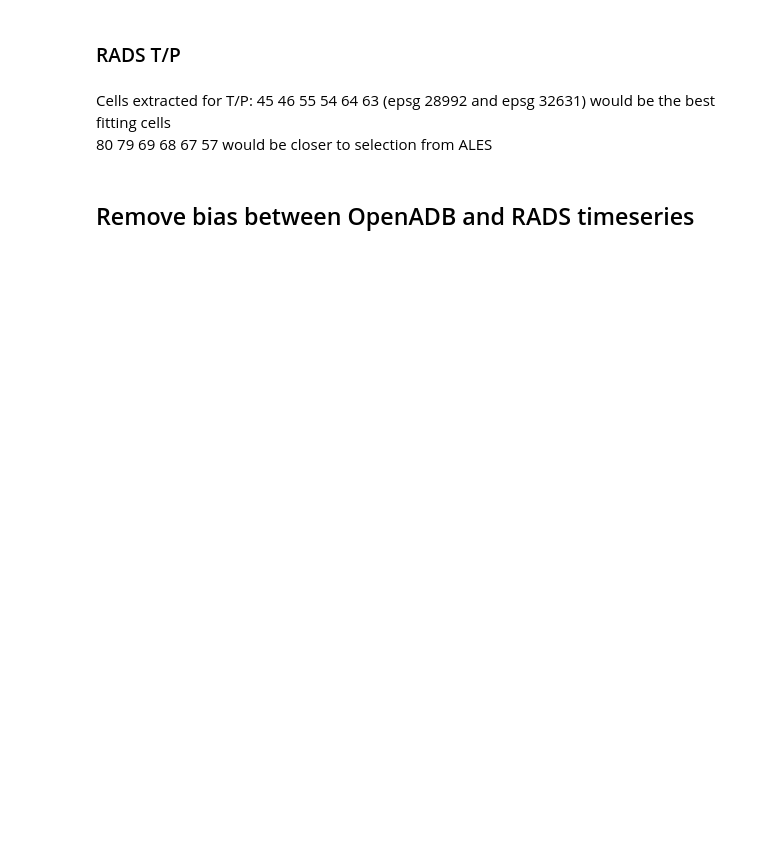
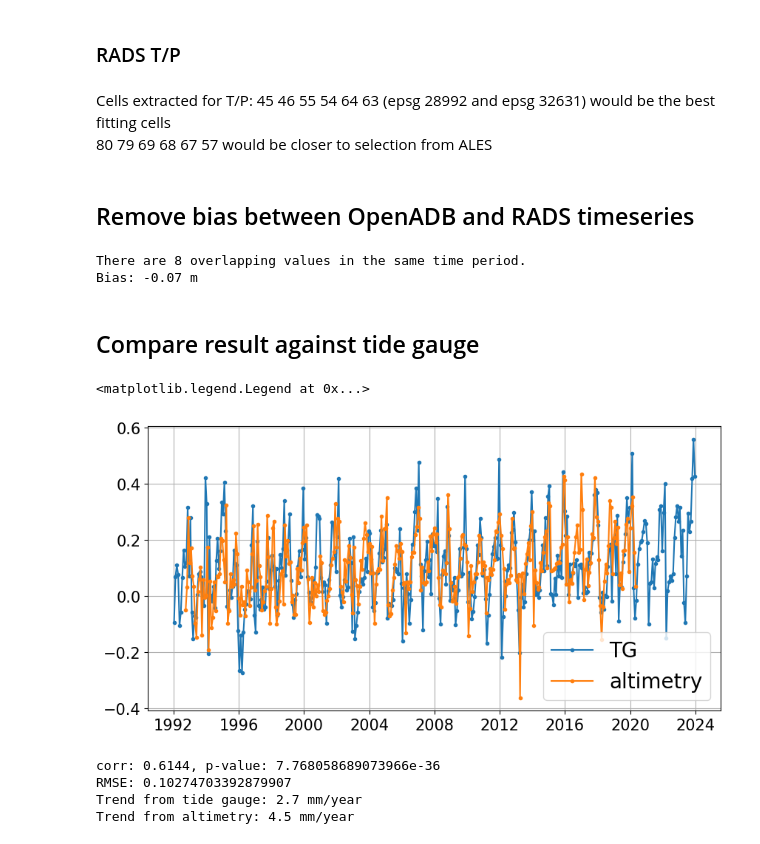
Before and after one commit to 3enedix/P2-DEM-from-RS-code, a Jupyter notebook: 11_Ters_altimetry.ipynb, the cells around one changed output. Saved outputs shown, nothing was run; the diff lists cells and outputs as text; code cells hidden in the pictures; blank space fills up the shorter version.

Commit message:
add comparison result time series to TG

```diff
--- a/11_Ters_altimetry.ipynb
+++ b/11_Ters_altimetry.ipynb
@@ -126,8 +130,6 @@ ales = CD_altimetry.clean_openadb_ales(ales)
 # %% [markdown]
 Cells extracted for ALES: 88 87 76 75 64 63 (epsg 28992)
 96 95 83 82 70 69 (epsg 32631)
-# %%
-overwrite = True
 # %%
 # Make/load timeseries
 fn = f'ales_ts_epgs{epsg_out}.csv'
@@ -174,7 +153,7 @@ KeyboardInterrupt:
 # %% [markdown]
 ### RADS T/P
 # %%
-path_tp = f'{path_input}2_sea_level/1_marge_topexA_ters/'
+path_tp = path_input +'1_marge_topexA_ters/'
 tx_018 = xr.open_dataset(path_tp+'rads2nc_pass018.nc')
 tx_137 = xr.open_dataset(path_tp+'rads2nc_pass137.nc')
 tx_196 = xr.open_dataset(path_tp+'rads2nc_pass196.nc')
@@ -208,9 +187,50 @@ else:
 ## Remove bias between OpenADB and RADS timeseries
 # %%
 tx_biased_to_ales = CD_altimetry.equalise_timeseries(tx_ts.sla_temp_av, ales_ts.sla_temp_av)
+# %% [output]
+There are 8 overlapping values in the same time period.
+Bias: -0.07 m
 # %%
 combined = pd.concat([tx_biased_to_ales, ales_ts.sla_temp_av])
 # %%
 fn = f'tp_plus_ales_epsg{epsg_out}.csv'
 if (not os.path.isfile(path_output+fn)) | overwrite:
     combined.to_csv(path_output+fn)
+# %% [markdown]
+## Compare result against tide gauge
+# %%
+alt_mean = np.nanmean(combined.values)
+tg = (tg_psmsl['SSH_NAP[cm]'] - tg_psmsl['corr_ib[cm]'])/100
+tg_mean = np.nanmean(tg)
+bias = tg_mean - alt_mean
+tg_debias = tg - bias
+# %%
+fig, ax = plt.subplots(figsize=(10,5))
+ax.plot(tg_psmsl.index, tg_debias, '.-', label='TG')
+ax.plot(combined.index, combined.values, '.-', label='altimetry')
+ax.grid()
+ax.legend()
+# %% [output]
+<matplotlib.legend.Legend at 0x...>
+[figure, added]
+# %%
+tg_at_alt_time = CD_altimetry.interpolate_tg_to_alt(combined.index, tg_debias.index, tg_debias)
+
+corr, p = stats.pearsonr(combined, tg_at_alt_time)
+print(f'corr: {round(corr,4)}, p-value: {p}')
+
+rmse = CD_altimetry.compute_RMSE(combined, tg_at_alt_time)
+print(f'RMSE: {rmse}')
+
+x = CD_helper_functions.datetime_to_decimal_numbers(tg_at_alt_time.index)
+trend_tg = CD_statistics.compute_trend(x, tg_at_alt_time)
+print(f'Trend from tide gauge: {trend_tg*1000} mm/year')
+
+x = CD_helper_functions.datetime_to_decimal_numbers(combined.index)
+trend_alt = CD_statistics.compute_trend(x, combined)
+print(f'Trend from altimetry: {trend_alt*1000} mm/year')
+# %% [output]
+corr: 0.6144, p-value: 7.768058689073966e-36
+RMSE: 0.10274703392879907
+Trend from tide gauge: 2.7 mm/year
+Trend from altimetry: 4.5 mm/year
```
Also changed, not shown: parts of 2 cells of this notebook.
